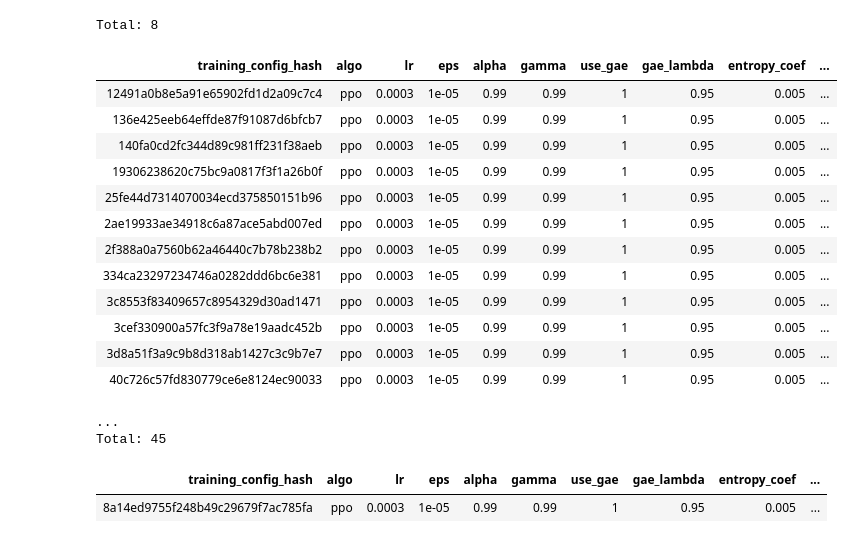
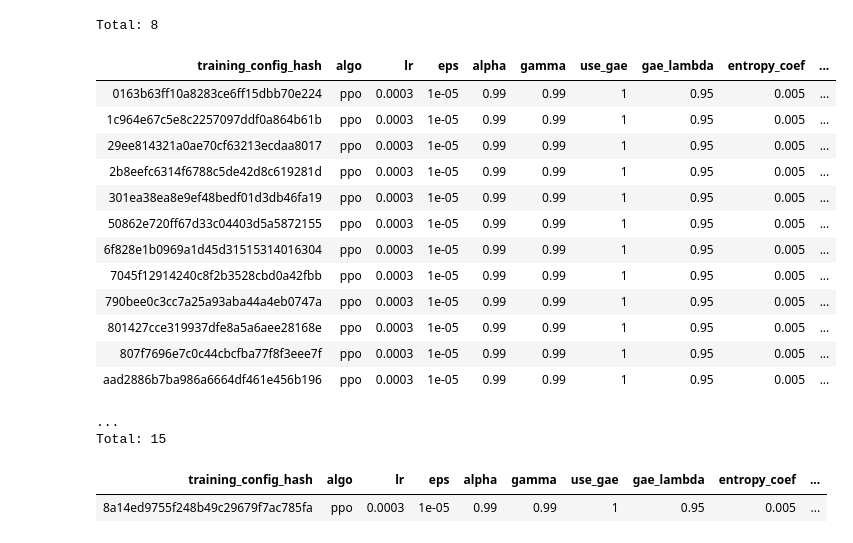
Before and after one commit to walkerlab/smartFlies, a Jupyter notebook: tamagotchi/datajoint.ipynb, the cells around one changed output. Saved outputs shown, nothing was run; the diff lists cells and outputs as text; code cells hidden in the pictures.

Commit message:
GNODE

```diff
--- a/tamagotchi/datajoint.ipynb
+++ b/tamagotchi/datajoint.ipynb
@@ -105,34 +102,36 @@ job reservation table for `jq_fly_apparent_wind_vis_fb_noise`
 Total: 8
 # %%
 TrainingConfig()
+# (TrainingConfig() & 'save_dir="/src/data/wind_sensing/apparent_wind_visual_feedback/gnODE_sw_dist_logstep_wind_0.01_train_std_pois_mag_narrow_wind/"' & 'rnn_type="GNODE"')
 # (TrainingConfig() & 'save_dir="/src/data/wind_sensing/apparent_wind_visual_feedback/dt0.1_sw_dist_logstep_wind_0.01_train_std_pois_mag_narrow_wind/"')
 # (TrainingConfig() & 'seed="1695"')
-(TrainingConfig() & 'loc_algo="quantile"')
+# (TrainingConfig() & 'loc_algo="quantile"')
 # (TrainingConfig() & 'env_dt="0.1"')
+(TrainingConfig() & 'rnn_type="GNODE"')
 
 # (TrainingConfig() & 'save_dir="/src/data/wind_sensing/apparent_wind_visual_feedback/dt0.1_sw_dist_logstep_wind_0.01_train_std_pois_mag_narrow_wind"')
 
 # TrainingConfig().fetch('save_dir')
 
 # for hash in ['c97448325b629989b2d82e8f2f325c55', '45513dd8ac9d9cdbb3a34f957436f7af', 'dee781bba1737b60f0e9b494f6acfdfc']:
 #     print((TrainingConfig() & f'training_config_hash="{hash}"').fetch()[['save_dir', 'seed']])
 # (TrainingConfig() & 'training_config_hash="d1cc1b54c140f764025f8fc169a34456"').fetch()[['save_dir', 'seed']]
 # %% [output]
 | training_config_hash | algo | lr | eps | alpha | gamma | use_gae | gae_lambda | entropy_coef | ... |
-| 12491a0b8e5a91e65902fd1d2a09c7c4 | ppo | 0.0003 | 1e-05 | 0.99 | 0.99 | 1 | 0.95 | 0.005 | ... |
-| 136e425eeb64effde87f91087d6bfcb7 | ppo | 0.0003 | 1e-05 | 0.99 | 0.99 | 1 | 0.95 | 0.005 | ... |
-| 140fa0cd2fc344d89c981ff231f38aeb | ppo | 0.0003 | 1e-05 | 0.99 | 0.99 | 1 | 0.95 | 0.005 | ... |
-| 19306238620c75bc9a0817f3f1a26b0f | ppo | 0.0003 | 1e-05 | 0.99 | 0.99 | 1 | 0.95 | 0.005 | ... |
-| 25fe44d7314070034ecd375850151b96 | ppo | 0.0003 | 1e-05 | 0.99 | 0.99 | 1 | 0.95 | 0.005 | ... |
-| 2ae19933ae34918c6a87ace5abd007ed | ppo | 0.0003 | 1e-05 | 0.99 | 0.99 | 1 | 0.95 | 0.005 | ... |
-| 2f388a0a7560b62a46440c7b78b238b2 | ppo | 0.0003 | 1e-05 | 0.99 | 0.99 | 1 | 0.95 | 0.005 | ... |
-| 334ca23297234746a0282ddd6bc6e381 | ppo | 0.0003 | 1e-05 | 0.99 | 0.99 | 1 | 0.95 | 0.005 | ... |
-| 3c8553f83409657c8954329d30ad1471 | ppo | 0.0003 | 1e-05 | 0.99 | 0.99 | 1 | 0.95 | 0.005 | ... |
-| 3cef330900a57fc3f9a78e19aadc452b | ppo | 0.0003 | 1e-05 | 0.99 | 0.99 | 1 | 0.95 | 0.005 | ... |
-| 3d8a51f3a9c9b8d318ab1427c3c9b7e7 | ppo | 0.0003 | 1e-05 | 0.99 | 0.99 | 1 | 0.95 | 0.005 | ... |
-| 40c726c57fd830779ce6e8124ec90033 | ppo | 0.0003 | 1e-05 | 0.99 | 0.99 | 1 | 0.95 | 0.005 | ... |
+| 0163b63ff10a8283ce6ff15dbb70e224 | ppo | 0.0003 | 1e-05 | 0.99 | 0.99 | 1 | 0.95 | 0.005 | ... |
+| 1c964e67c5e8c2257097ddf0a864b61b | ppo | 0.0003 | 1e-05 | 0.99 | 0.99 | 1 | 0.95 | 0.005 | ... |
+| 29ee814321a0ae70cf63213ecdaa8017 | ppo | 0.0003 | 1e-05 | 0.99 | 0.99 | 1 | 0.95 | 0.005 | ... |
+| 2b8eefc6314f6788c5de42d8c619281d | ppo | 0.0003 | 1e-05 | 0.99 | 0.99 | 1 | 0.95 | 0.005 | ... |
+| 301ea38ea8e9ef48bedf01d3db46fa19 | ppo | 0.0003 | 1e-05 | 0.99 | 0.99 | 1 | 0.95 | 0.005 | ... |
+| 50862e720ff67d33c04403d5a5872155 | ppo | 0.0003 | 1e-05 | 0.99 | 0.99 | 1 | 0.95 | 0.005 | ... |
+| 6f828e1b0969a1d45d31515314016304 | ppo | 0.0003 | 1e-05 | 0.99 | 0.99 | 1 | 0.95 | 0.005 | ... |
+| 7045f12914240c8f2b3528cbd0a42fbb | ppo | 0.0003 | 1e-05 | 0.99 | 0.99 | 1 | 0.95 | 0.005 | ... |
+| 790bee0c3cc7a25a93aba44a4eb0747a | ppo | 0.0003 | 1e-05 | 0.99 | 0.99 | 1 | 0.95 | 0.005 | ... |
+| 801427cce319937dfe8a5a6aee28168e | ppo | 0.0003 | 1e-05 | 0.99 | 0.99 | 1 | 0.95 | 0.005 | ... |
+| 807f7696e7c0c44cbcfba77f8f3eee7f | ppo | 0.0003 | 1e-05 | 0.99 | 0.99 | 1 | 0.95 | 0.005 | ... |
+| aad2886b7ba986a6664df461e456b196 | ppo | 0.0003 | 1e-05 | 0.99 | 0.99 | 1 | 0.95 | 0.005 | ... |
 ...
-Total: 45
+Total: 15
 # %%
 # (TrainingConfig() & 'training_config_hash="8a14ed9755f248b49c29679f7ac785fa"')
 # %% [output]
```
Also changed, not shown: parts of 4 cells of this notebook.
